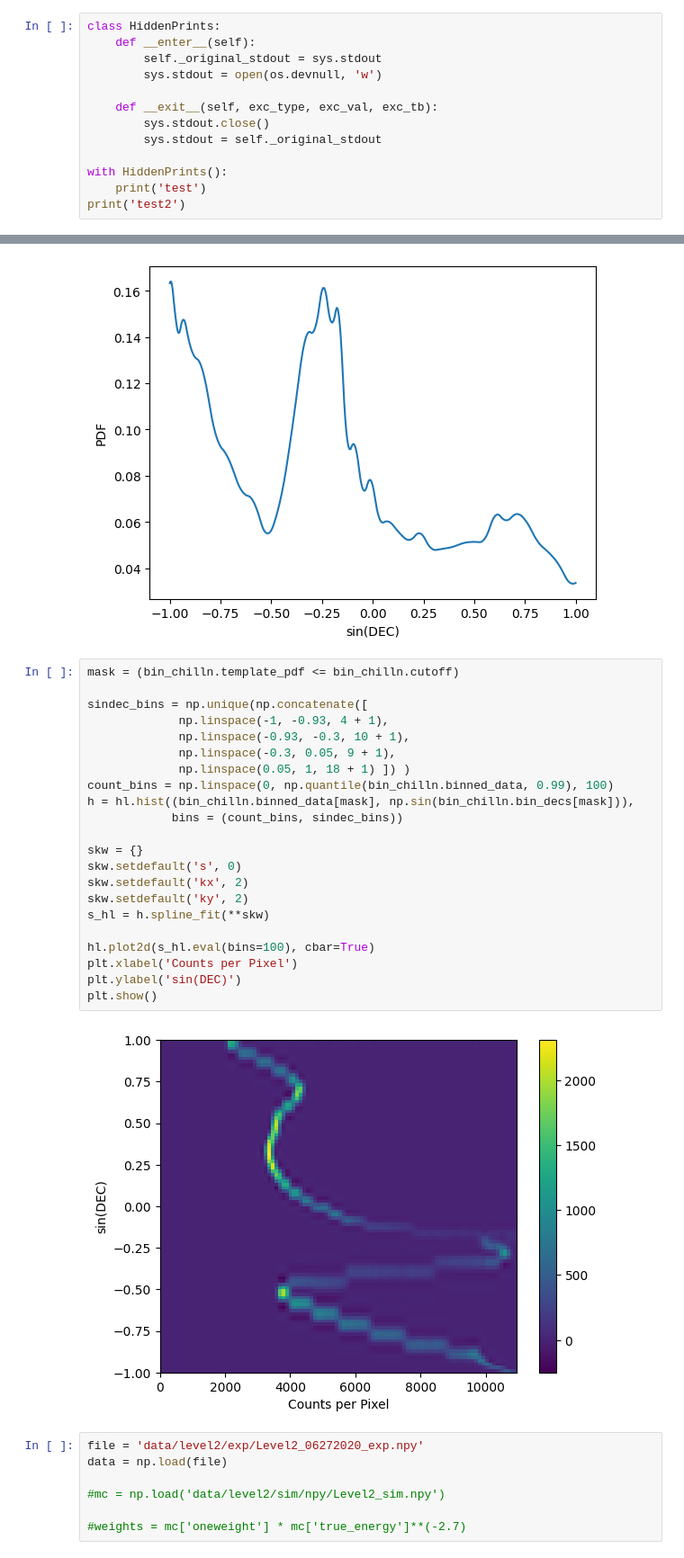
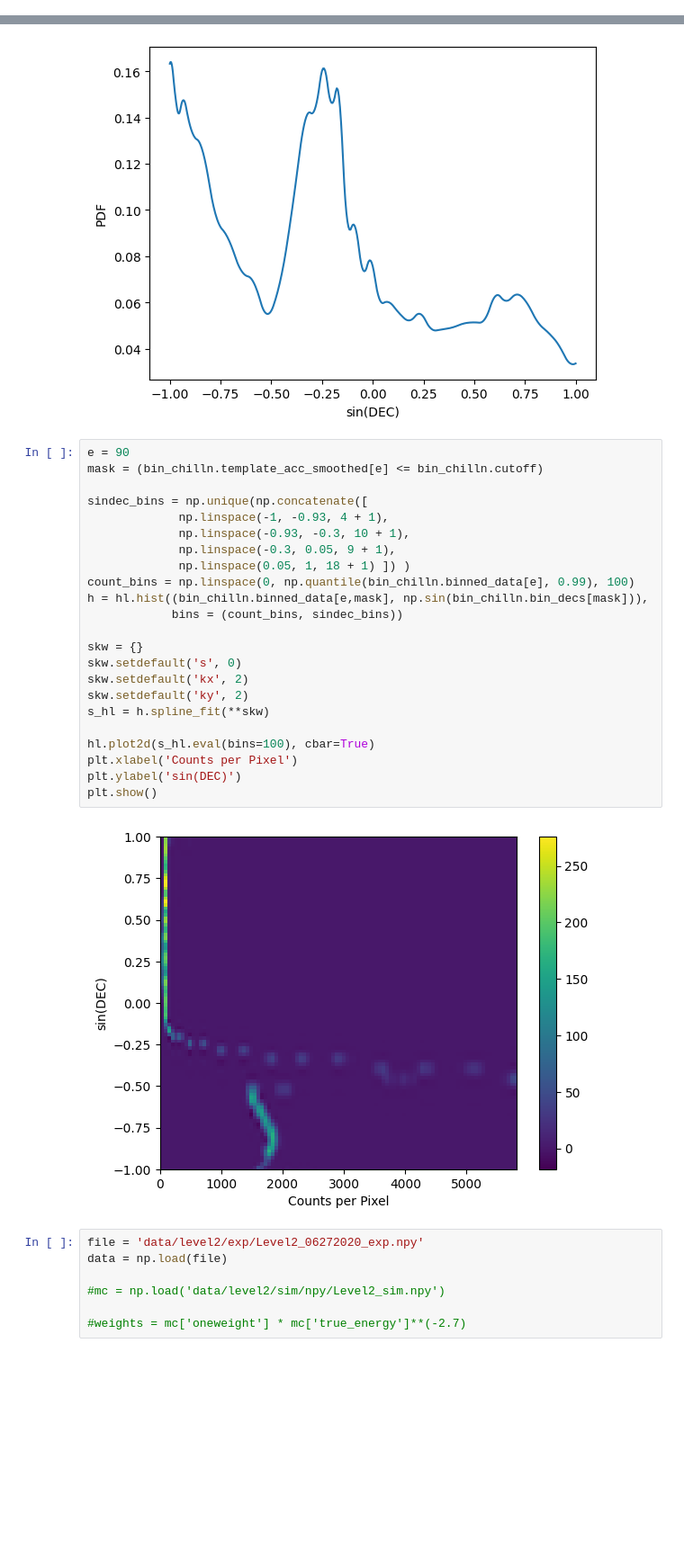
Before and after one commit to MACampana/BinnedTracks, a Jupyter notebook: NEW_BinnedAnalysis.ipynb, the cells around one changed output, grey strips where cells are left out. Shown: that part at 90% size. Cells and saved outputs as stored; diff of their text form; blank space fills up the shorter version.

```diff
--- a/NEW_BinnedAnalysis.ipynb
+++ b/NEW_BinnedAnalysis.ipynb
@@ -794,16 +795,3 @@ class BinnedTemplateAllSky:
             print('--> Injections Done.')
 
         return
-# %%
-class HiddenPrints:
-    def __enter__(self):
-        self._original_stdout = sys.stdout
-        sys.stdout = open(os.devnull, 'w')
-
-    def __exit__(self, exc_type, exc_val, exc_tb):
-        sys.stdout.close()
-        sys.stdout = self._original_stdout
-
-with HiddenPrints():
-    print('test')
-print('test2')
@@ -1919,29 +1942,30 @@ plt.show()
 # %% [output]
 [figure]
 # %%
-mask = (bin_chilln.template_pdf <= bin_chilln.cutoff)
+e = 90
+mask = (bin_chilln.template_acc_smoothed[e] <= bin_chilln.cutoff)
 
 sindec_bins = np.unique(np.concatenate([
              np.linspace(-1, -0.93, 4 + 1),
              np.linspace(-0.93, -0.3, 10 + 1),
              np.linspace(-0.3, 0.05, 9 + 1),
              np.linspace(0.05, 1, 18 + 1) ]) )
-count_bins = np.linspace(0, np.quantile(bin_chilln.binned_data, 0.99), 100)
-h = hl.hist((bin_chilln.binned_data[mask], np.sin(bin_chilln.bin_decs[mask])),
+count_bins = np.linspace(0, np.quantile(bin_chilln.binned_data[e], 0.99), 100)
+h = hl.hist((bin_chilln.binned_data[e,mask], np.sin(bin_chilln.bin_decs[mask])),
             bins = (count_bins, sindec_bins))
 
 skw = {}
 skw.setdefault('s', 0)
 skw.setdefault('kx', 2)
 skw.setdefault('ky', 2)
 s_hl = h.spline_fit(**skw)
 
 hl.plot2d(s_hl.eval(bins=100), cbar=True)
 plt.xlabel('Counts per Pixel')
 plt.ylabel('sin(DEC)')
 plt.show()
 # %% [output]
-[figure, old version]
+[figure, new version]
 # %%
 file = 'data/level2/exp/Level2_06272020_exp.npy'
 data = np.load(file)
```
Also changed, not shown: parts of 22 cells of this notebook.
